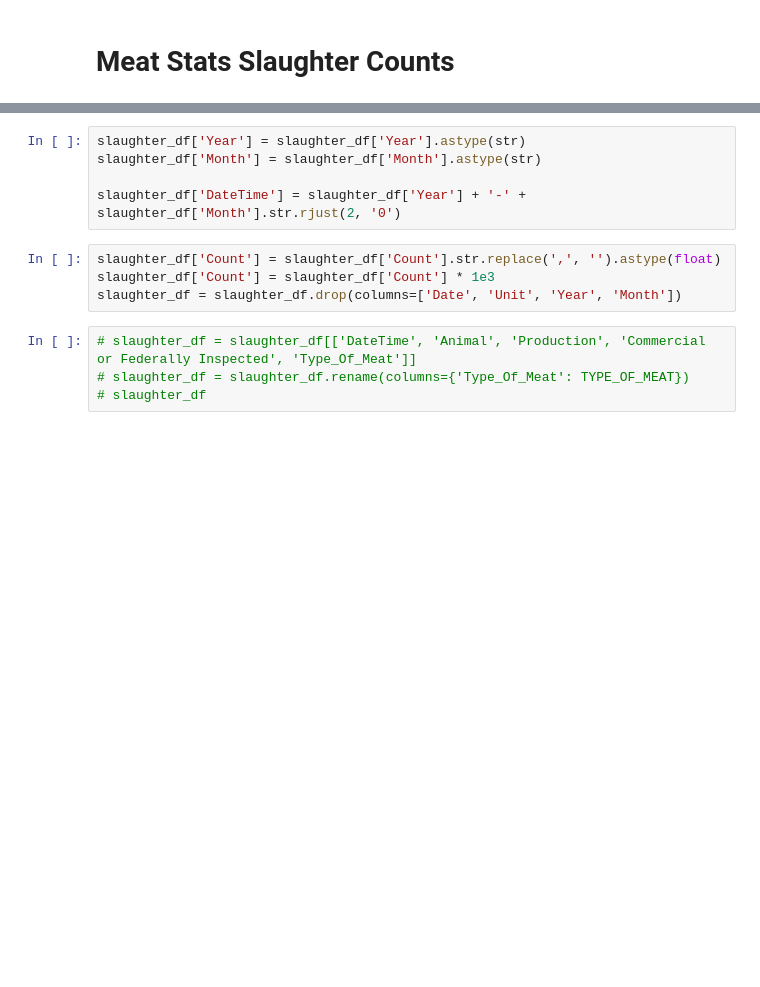
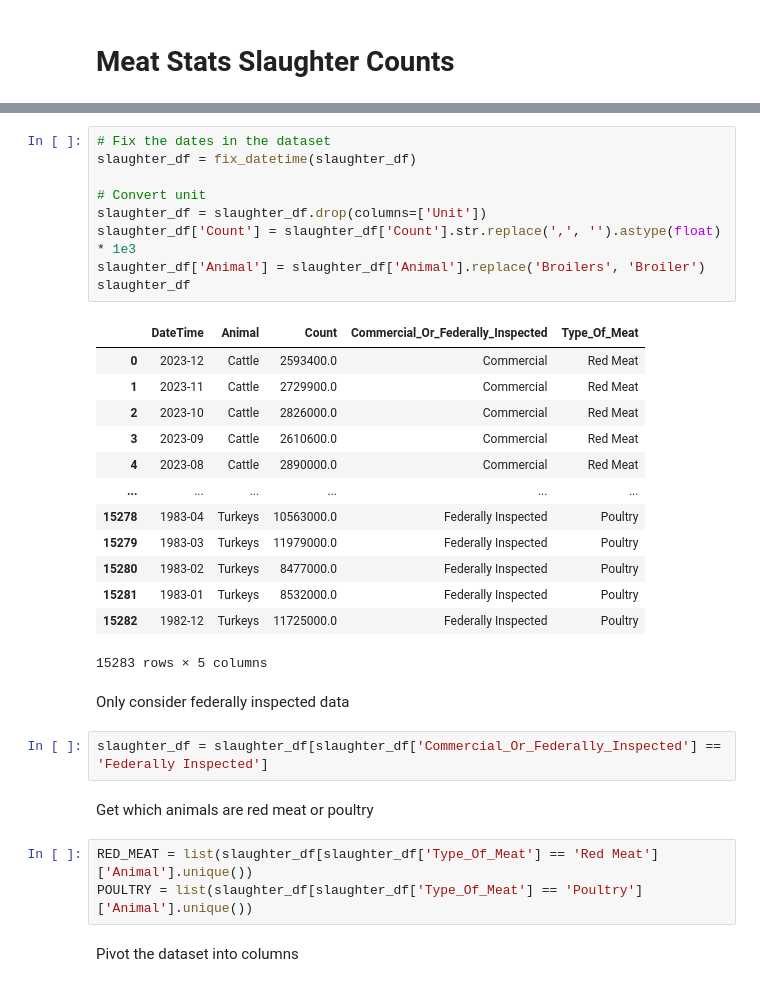
Before and after one commit to SAT-Enjoyers/citadel-datathon, a Jupyter notebook: cleaning/meat.ipynb, the cells around one changed output, grey strips where cells are left out. Saved outputs shown, nothing was run; the diff lists cells and outputs as text; blank space fills up the shorter version.

```diff
--- a/cleaning/meat.ipynb
+++ b/cleaning/meat.ipynb
@@ -142,13 +162,34 @@ slaughter_df
-# %%
-slaughter_df['Year'] = slaughter_df['Year'].astype(str)
-slaughter_df['Month'] = slaughter_df['Month'].astype(str)
-
-slaughter_df['DateTime'] = slaughter_df['Year'] + '-' + slaughter_df['Month'].str.rjust(2, '0')
-# %%
-slaughter_df['Count'] = slaughter_df['Count'].str.replace(',', '').astype(float)
-slaughter_df['Count'] = slaughter_df['Count'] * 1e3
-slaughter_df = slaughter_df.drop(columns=['Date', 'Unit', 'Year', 'Month'])
-# %%
-# slaughter_df = slaughter_df[['DateTime', 'Animal', 'Production', 'Commercial or Federally Inspected', 'Type_Of_Meat']]
-# slaughter_df = slaughter_df.rename(columns={'Type_Of_Meat': TYPE_OF_MEAT})
-# slaughter_df
+# %%
+# Fix the dates in the dataset
+slaughter_df = fix_datetime(slaughter_df)
+
+# Convert unit
+slaughter_df = slaughter_df.drop(columns=['Unit'])
+slaughter_df['Count'] = slaughter_df['Count'].str.replace(',', '').astype(float) * 1e3
+slaughter_df['Animal'] = slaughter_df['Animal'].replace('Broilers', 'Broiler')
+slaughter_df
+# %% [output]
+|  | DateTime | Animal | Count | Commercial_Or_Federally_Inspected | Type_Of_Meat |
+| 0 | 2023-12 | Cattle | 2593400.0 | Commercial | Red Meat |
+| 1 | 2023-11 | Cattle | 2729900.0 | Commercial | Red Meat |
+| 2 | 2023-10 | Cattle | 2826000.0 | Commercial | Red Meat |
+| 3 | 2023-09 | Cattle | 2610600.0 | Commercial | Red Meat |
+| 4 | 2023-08 | Cattle | 2890000.0 | Commercial | Red Meat |
+| ... | ... | ... | ... | ... | ... |
+| 15278 | 1983-04 | Turkeys | 10563000.0 | Federally Inspected | Poultry |
+| 15279 | 1983-03 | Turkeys | 11979000.0 | Federally Inspected | Poultry |
+| 15280 | 1983-02 | Turkeys | 8477000.0 | Federally Inspected | Poultry |
+| 15281 | 1983-01 | Turkeys | 8532000.0 | Federally Inspected | Poultry |
+| 15282 | 1982-12 | Turkeys | 11725000.0 | Federally Inspected | Poultry |
+15283 rows × 5 columns
+# %% [markdown]
+Only consider federally inspected data
+# %%
+slaughter_df = slaughter_df[slaughter_df['Commercial_Or_Federally_Inspected'] == 'Federally Inspected']
+# %% [markdown]
+Get which animals are red meat or poultry
+# %%
+RED_MEAT = list(slaughter_df[slaughter_df['Type_Of_Meat'] == 'Red Meat']['Animal'].unique())
+POULTRY = list(slaughter_df[slaughter_df['Type_Of_Meat'] == 'Poultry']['Animal'].unique())
+# %% [markdown]
+Pivot the dataset into columns
```
Also changed, not shown: parts of 29 cells of this notebook.
